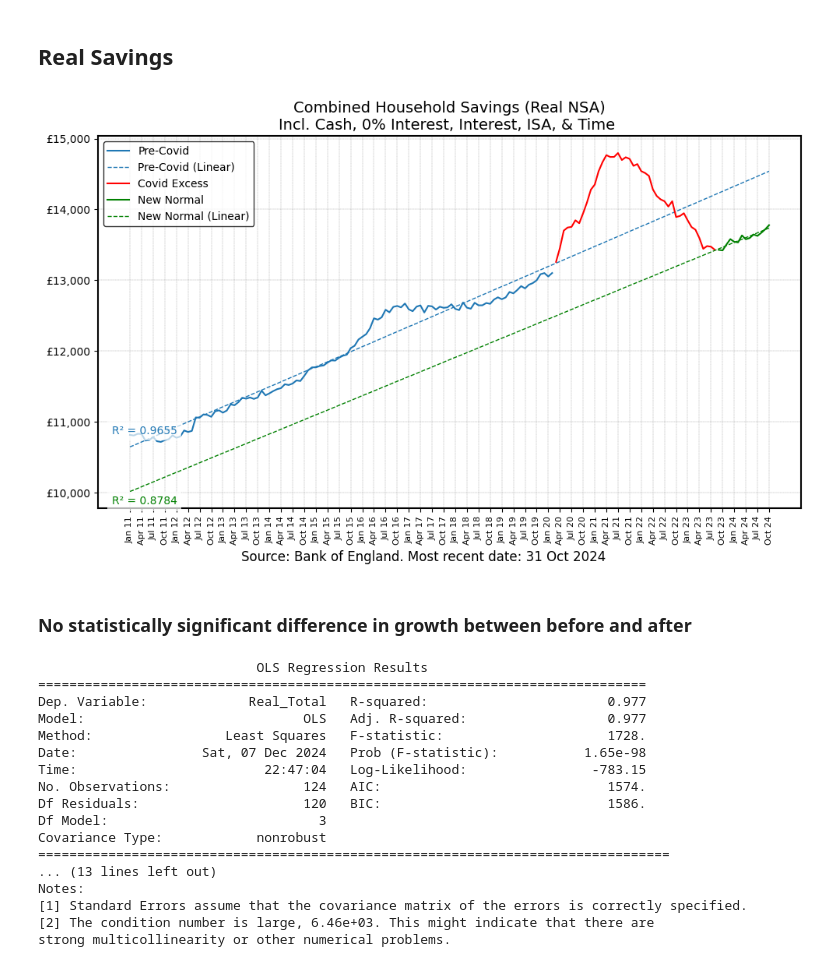
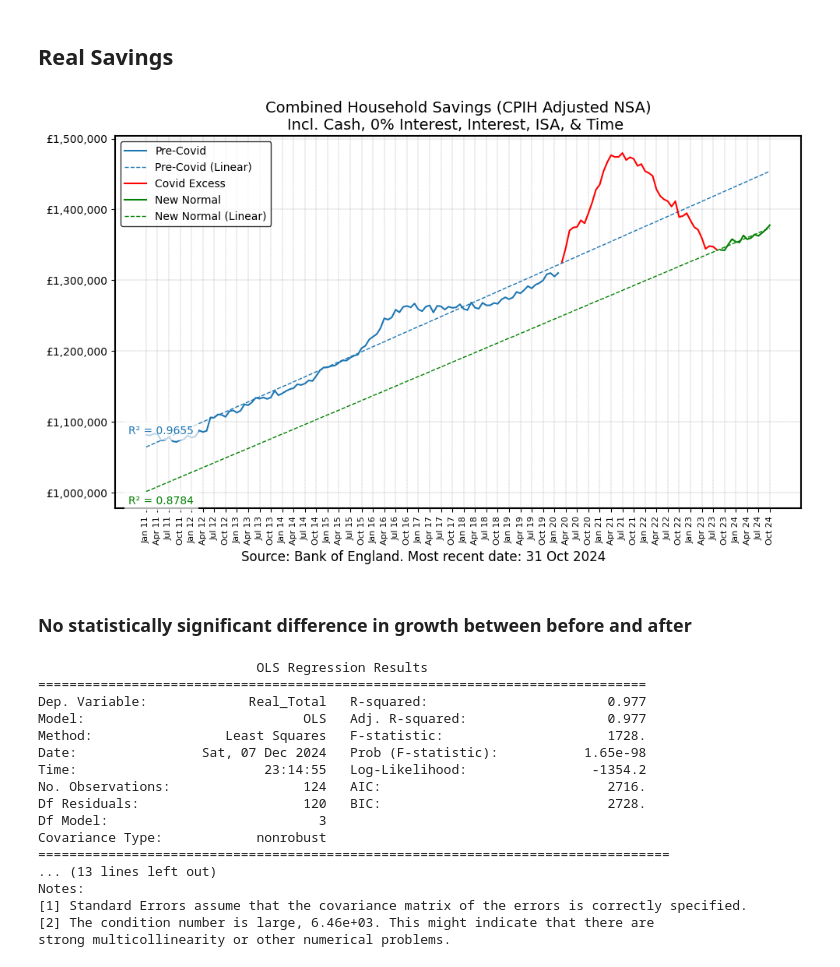
Before and after one commit to rpreen/boe, a Jupyter notebook: boe.ipynb, the cells around one changed output. Cells and saved outputs as stored; diff of their text form; code cells hidden in the pictures.

Commit message:
scale real savings correctly

```diff
--- a/boe.ipynb
+++ b/boe.ipynb
@@ -289,7 +305,7 @@ df_cpi = df_cpi.sort_values(by="Date")
 ## Real Savings
 # %%
 df_rsav = df_nsav.merge(df_cpi[["Month_Year", "CPIH"]], on="Month_Year", how="left")
-df_rsav["Real_Total"] = df_rsav["Total"] / df_rsav["CPIH"]
+df_rsav["Real_Total"] = (df_rsav["Total"] / df_rsav["CPIH"]) * 100
 df_rsav["Real_Total"] = df_rsav["Real_Total"].astype("float64")
 
 new_date = "2023-09-01"
@@ -352,7 +368,7 @@ ax.plot(
 )
 
 ax.set_title(
-    "Combined Household Savings (Real NSA)\nIncl. Cash, 0% Interest, Interest, ISA, & Time ",
+    "Combined Household Savings (CPIH Adjusted NSA)\nIncl. Cash, 0% Interest, Interest, ISA, & Time ",
     fontsize=14,
 )
 
@@ -376,34 +392,34 @@ fig.text(
     ha="center",
     fontsize=12,
     color="black",
 )
 
 # Add Pre-covid R-squared as a note in the bottom-left corner
 plt.text(
     0.02,
     0.2,  # Position: 2% from the bottom-left
     f"R² = {precovid_r_squared:.4f}",
     transform=plt.gca().transAxes,  # (0,0 is bottom-left)
     fontsize=10,
     color=color,
     bbox=dict(facecolor="white", alpha=0.7, edgecolor="none"),
 )
 # Add New normal R-squared as a note in the bottom-left corner
 plt.text(
     0.02,
     0.01,  # Position: 2% from the bottom-left
     f"R² = {new_r_squared:.4f}",
     transform=plt.gca().transAxes,  # (0,0 is bottom-left)
     fontsize=10,
     color="green",
     bbox=dict(facecolor="white", alpha=0.7, edgecolor="none"),
 )
 plt.legend(facecolor="white", edgecolor="black", fontsize=10)
 plt.tight_layout()
 
 plt.savefig("savings_real.png", dpi=300, bbox_inches="tight")
 # %% [output]
-[figure, old version]
+[figure, new version]
 # %% [markdown]
 ### No statistically significant difference in growth between before and after
 # %%
@@ -439,9 +455,9 @@ Dep. Variable:             Real_Total   R-squared:                       0.977
 Model:                            OLS   Adj. R-squared:                  0.977
 Method:                 Least Squares   F-statistic:                     1728.
 Date:                Sat, 07 Dec 2024   Prob (F-statistic):           1.65e-98
-Time:                        22:47:04   Log-Likelihood:                -783.15
-No. Observations:                 124   AIC:                             1574.
-Df Residuals:                     120   BIC:                             1586.
+Time:                        23:14:55   Log-Likelihood:                -1354.2
+No. Observations:                 124   AIC:                             2716.
+Df Residuals:                     120   BIC:                             2728.
 Df Model:                           3
 Covariance Type:            nonrobust
 =================================================================================
```
Also changed, not shown: parts of 1 cell of this notebook.
